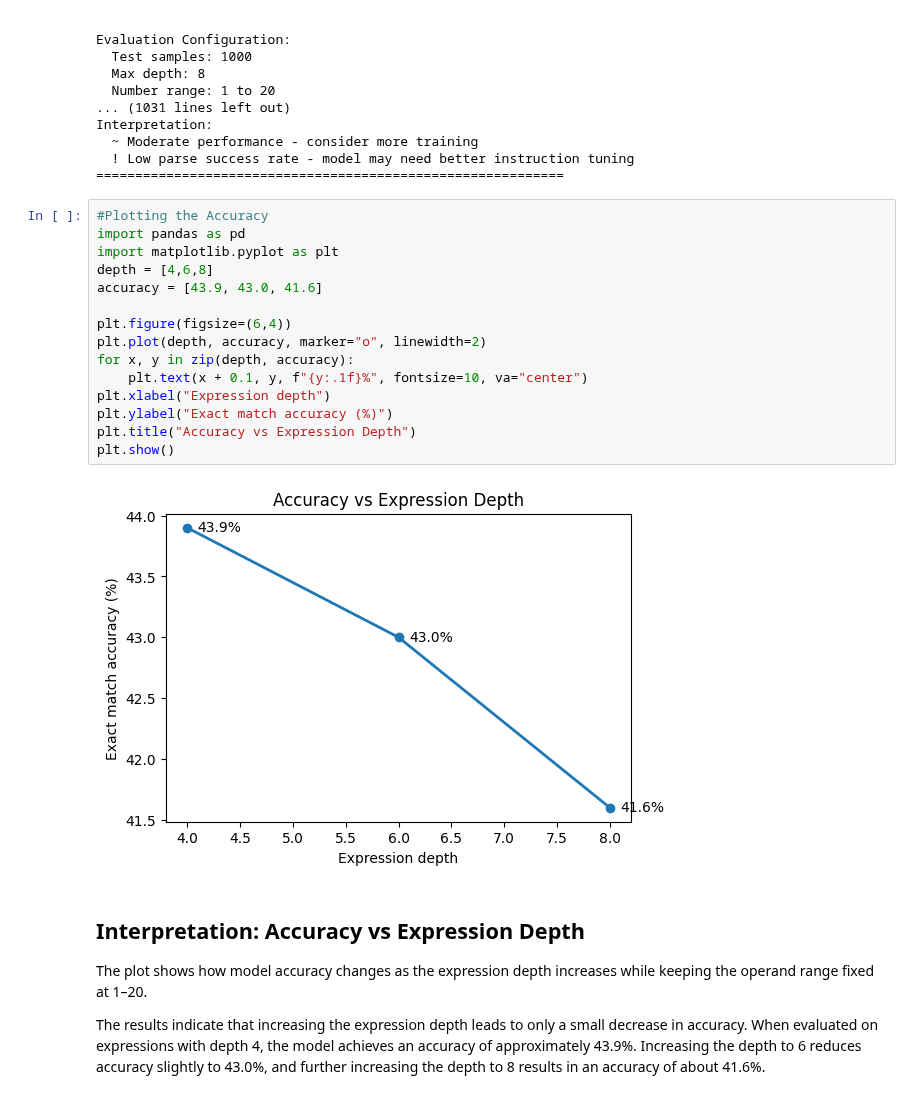
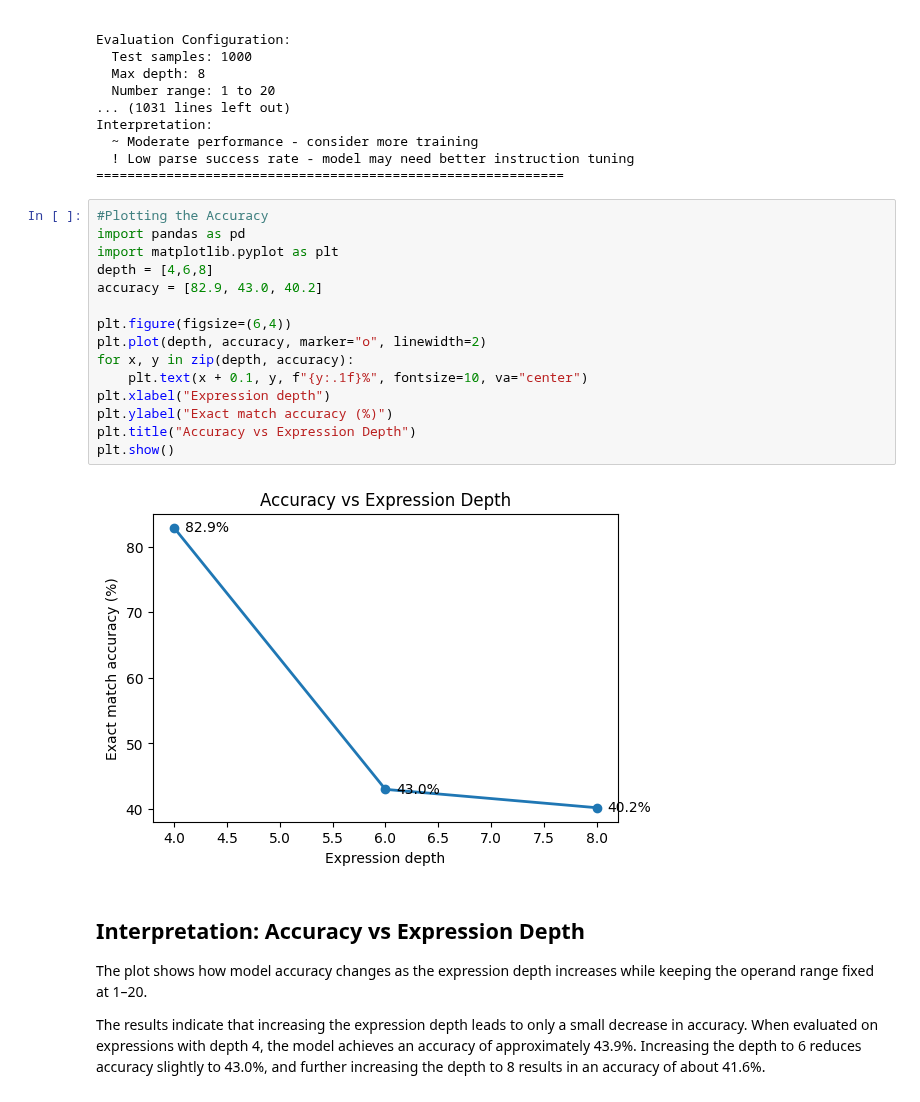
Before and after one commit to Anushka-De/stat359, a Jupyter notebook: student/Final_Project/arithmetic_llm/Project_analysis.ipynb, the cells around one changed output. Drawn from its saved outputs; the diff is of its cells as text.

```diff
--- a/student/Final_Project/arithmetic_llm/Project_analysis.ipynb
+++ b/student/Final_Project/arithmetic_llm/Project_analysis.ipynb
@@ -420,20 +420,20 @@ Interpretation:
 # %%
 #Plotting the Accuracy
 import pandas as pd
 import matplotlib.pyplot as plt
 depth = [4,6,8]
-accuracy = [43.9, 43.0, 41.6]
+accuracy = [82.9, 43.0, 40.2]
 
 plt.figure(figsize=(6,4))
 plt.plot(depth, accuracy, marker="o", linewidth=2)
 for x, y in zip(depth, accuracy):
     plt.text(x + 0.1, y, f"{y:.1f}%", fontsize=10, va="center")
 plt.xlabel("Expression depth")
 plt.ylabel("Exact match accuracy (%)")
 plt.title("Accuracy vs Expression Depth")
 plt.show()
 # %% [output]
-[figure, old version]
+[figure, new version]
 # %% [markdown]
 ## Interpretation: Accuracy vs Expression Depth
 
```
Also changed, not shown: parts of 8 cells of this notebook.
